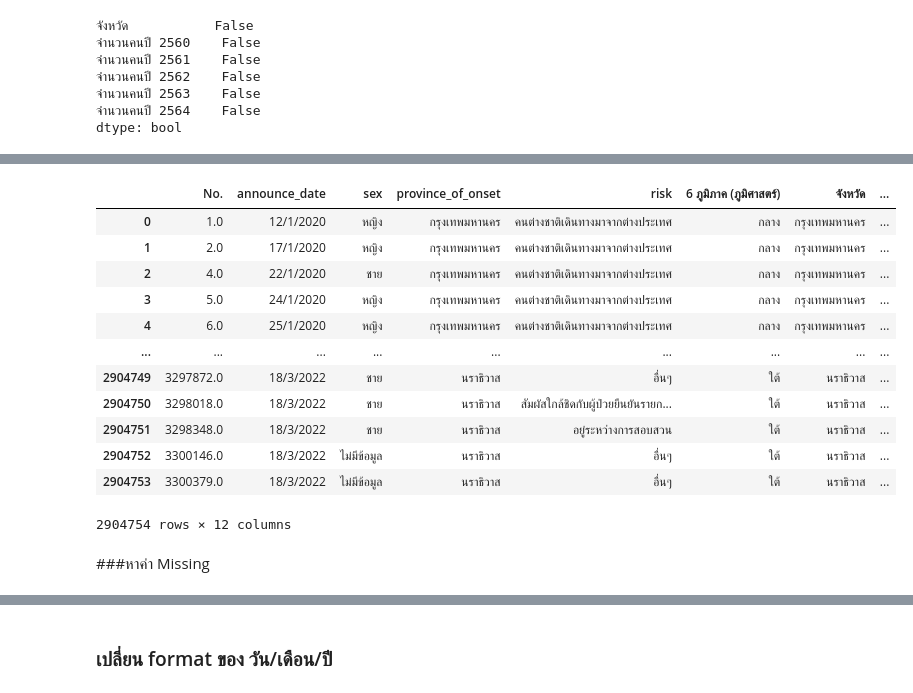
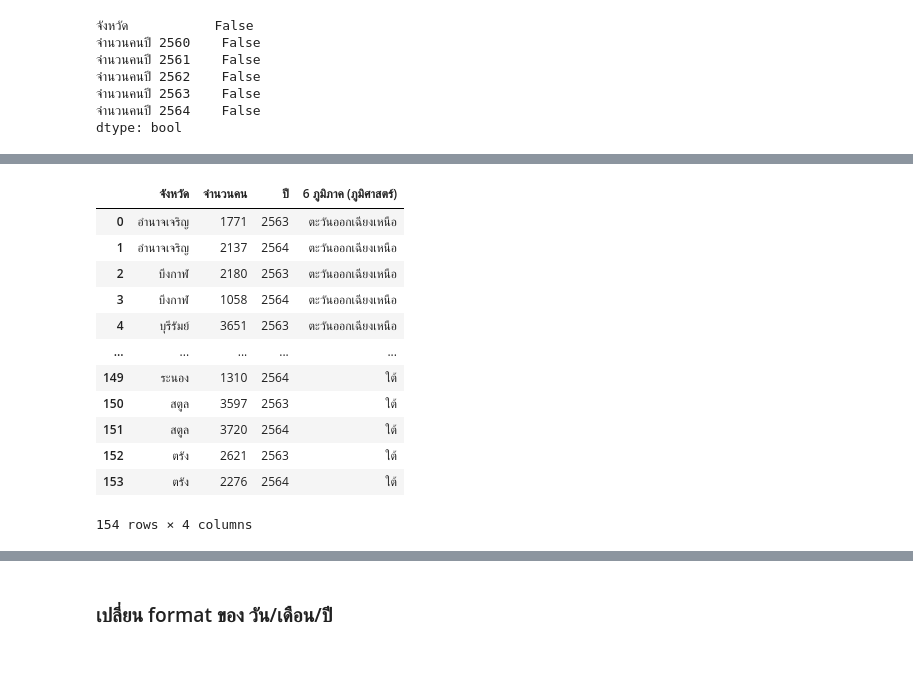
Before and after one commit to pondbaahh/data_viz_2022, a Jupyter notebook: Final_Project.ipynb, the cells around one changed output, grey strips where cells are left out. Drawn from its saved outputs; the diff is of its cells as text; code cells hidden in the pictures; blank space fills up the shorter version.

```diff
--- a/Final_Project.ipynb
+++ b/Final_Project.ipynb
@@ -713,0 +811,5 @@ dtype: bool
+# %%
+eiei3 = data_Labour1[['จังหวัด','จำนวนคนปี 2563']]
+eiei3['ปี']=2563
+eieiei4 = eiei3.rename({'จำนวนคนปี 2563': 'จำนวนคน'}, axis='columns')
+eieiei4
@@ -713,0 +834,5 @@ dtype: bool
+# %%
+eiei4 = data_Labour1[['จังหวัด','จำนวนคนปี 2564']]
+eiei4['ปี']=2564
+eieiei5 = eiei4.rename({'จำนวนคนปี 2564': 'จำนวนคน'}, axis='columns')
+eieiei5
@@ -713,0 +859,3 @@ dtype: bool
+# %%
+labour_1 = pd.concat([eieiei4,eieiei5])  #รวมตาราง
+labour_1
@@ -714,19 +876,17 @@ dtype: bool
 # %%
-covid1 = smaller_table.merge(data_Labour1,how='right',left_on='province_of_onset',right_on = 'จังหวัด')
-covid1
+labour_2=  labour_1.merge(data6,how='right',left_on='จังหวัด',right_on = 'จังหวัด')
+labour_2
 # %% [output]
-|  | No. | announce_date | sex | province_of_onset | risk | 6 ภูมิภาค (ภูมิศาสตร์) | จังหวัด | ... |
-| 0 | 1.0 | 12/1/2020 | หญิง | กรุงเทพมหานคร | คนต่างชาติเดินทางมาจากต่างประเทศ | กลาง | กรุงเทพมหานคร | ... |
-| 1 | 2.0 | 17/1/2020 | หญิง | กรุงเทพมหานคร | คนต่างชาติเดินทางมาจากต่างประเทศ | กลาง | กรุงเทพมหานคร | ... |
-| 2 | 4.0 | 22/1/2020 | ชาย | กรุงเทพมหานคร | คนต่างชาติเดินทางมาจากต่างประเทศ | กลาง | กรุงเทพมหานคร | ... |
-| 3 | 5.0 | 24/1/2020 | หญิง | กรุงเทพมหานคร | คนต่างชาติเดินทางมาจากต่างประเทศ | กลาง | กรุงเทพมหานคร | ... |
-| 4 | 6.0 | 25/1/2020 | หญิง | กรุงเทพมหานคร | คนต่างชาติเดินทางมาจากต่างประเทศ | กลาง | กรุงเทพมหานคร | ... |
-| ... | ... | ... | ... | ... | ... | ... | ... | ... |
-| 2904749 | 3297872.0 | 18/3/2022 | ชาย | นราธิวาส | อื่นๆ | ใต้ | นราธิวาส | ... |
-| 2904750 | 3298018.0 | 18/3/2022 | ชาย | นราธิวาส | สัมผัสใกล้ชิดกับผู้ป่วยยืนยันรายก... | ใต้ | นราธิวาส | ... |
-| 2904751 | 3298348.0 | 18/3/2022 | ชาย | นราธิวาส | อยู่ระหว่างการสอบสวน | ใต้ | นราธิวาส | ... |
-| 2904752 | 3300146.0 | 18/3/2022 | ไม่มีข้อมูล | นราธิวาส | อื่นๆ | ใต้ | นราธิวาส | ... |
-| 2904753 | 3300379.0 | 18/3/2022 | ไม่มีข้อมูล | นราธิวาส | อื่นๆ | ใต้ | นราธิวาส | ... |
+|  | จังหวัด | จำนวนคน | ปี | 6 ภูมิภาค (ภูมิศาสตร์) |
+| 0 | อำนาจเจริญ | 1771 | 2563 | ตะวันออกเฉียงเหนือ |
+| 1 | อำนาจเจริญ | 2137 | 2564 | ตะวันออกเฉียงเหนือ |
+| 2 | บึงกาฬ | 2180 | 2563 | ตะวันออกเฉียงเหนือ |
+| 3 | บึงกาฬ | 1058 | 2564 | ตะวันออกเฉียงเหนือ |
+| 4 | บุรีรัมย์ | 3651 | 2563 | ตะวันออกเฉียงเหนือ |
+| ... | ... | ... | ... | ... |
+| 149 | ระนอง | 1310 | 2564 | ใต้ |
+| 150 | สตูล | 3597 | 2563 | ใต้ |
+| 151 | สตูล | 3720 | 2564 | ใต้ |
+| 152 | ตรัง | 2621 | 2563 | ใต้ |
+| 153 | ตรัง | 2276 | 2564 | ใต้ |
-2904754 rows × 12 columns
+154 rows × 4 columns
-# %% [markdown]
-###หาค่า Missing
```
Also changed, not shown: parts of 32 cells of this notebook.
